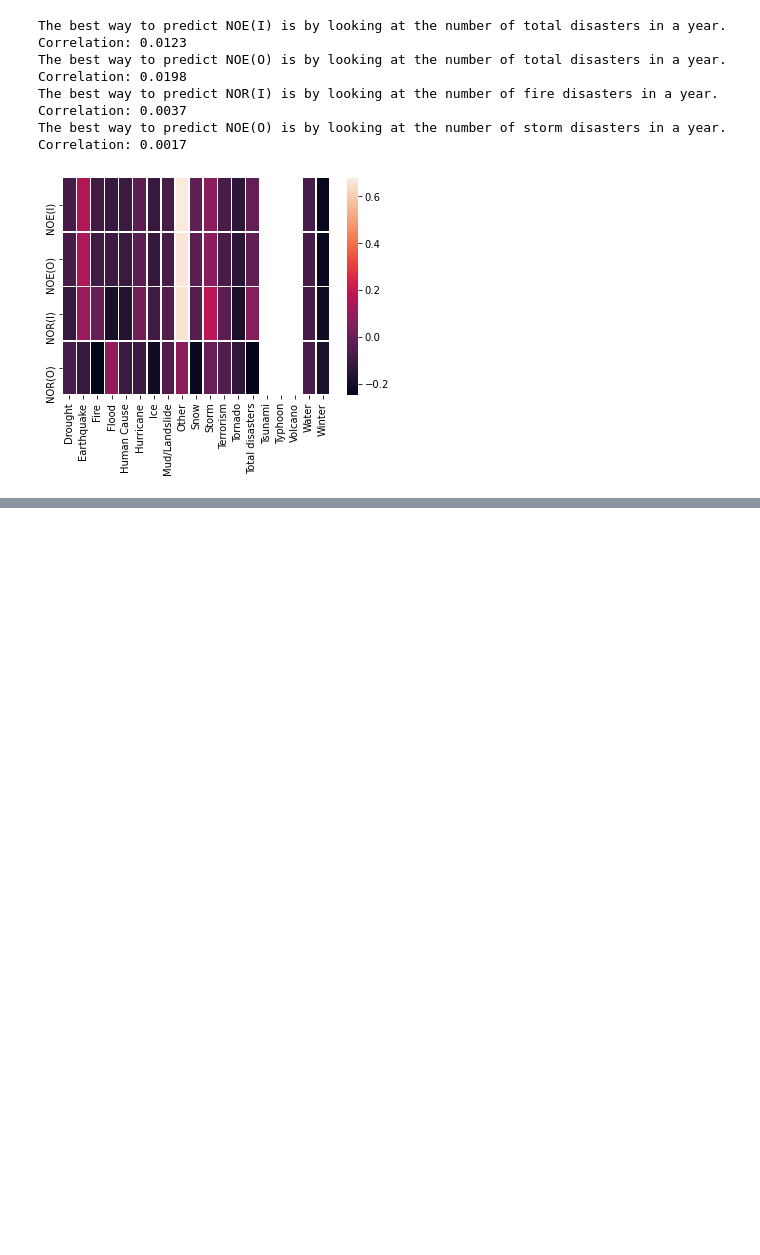
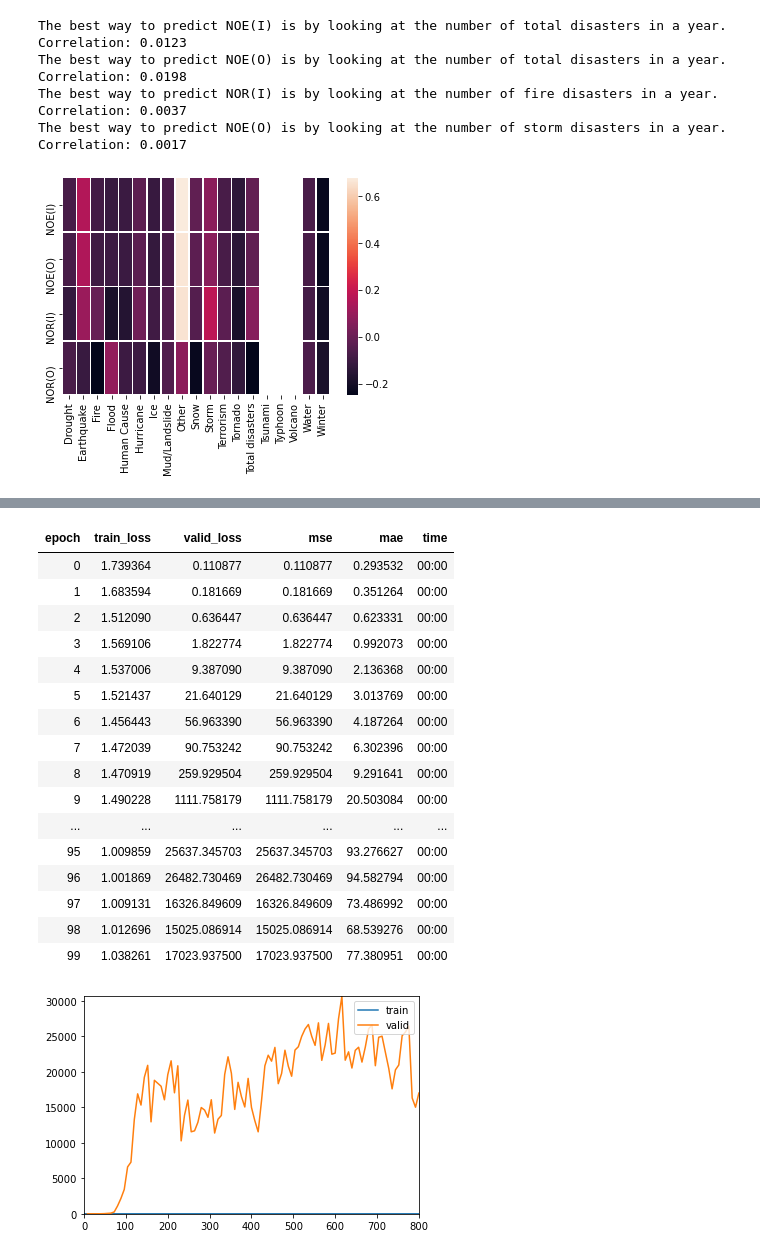
Before and after one commit to Suzanna-Neely-Yates/climate-displacement, a Jupyter notebook: code/notebook.ipynb, the cells around one changed output, grey strips where cells are left out. Saved outputs shown, nothing was run; the diff lists cells and outputs as text; code cells hidden in the pictures; blank space fills up the shorter version.

```diff
--- a/code/notebook.ipynb
+++ b/code/notebook.ipynb
@@ -938,0 +825,23 @@ plt.show()
+# %%
+# make neural network model
+learn = tabular_learner(dls, metrics=[mse,mae])
+learn.fit_one_cycle(100, cbs=ShowGraphCallback())
+# %% [output]
+| epoch | train_loss | valid_loss | mse | mae | time |
+| 0 | 1.739364 | 0.110877 | 0.110877 | 0.293532 | 00:00 |
+| 1 | 1.683594 | 0.181669 | 0.181669 | 0.351264 | 00:00 |
+| 2 | 1.512090 | 0.636447 | 0.636447 | 0.623331 | 00:00 |
+| 3 | 1.569106 | 1.822774 | 1.822774 | 0.992073 | 00:00 |
+| 4 | 1.537006 | 9.387090 | 9.387090 | 2.136368 | 00:00 |
+| 5 | 1.521437 | 21.640129 | 21.640129 | 3.013769 | 00:00 |
+| 6 | 1.456443 | 56.963390 | 56.963390 | 4.187264 | 00:00 |
+| 7 | 1.472039 | 90.753242 | 90.753242 | 6.302396 | 00:00 |
+| 8 | 1.470919 | 259.929504 | 259.929504 | 9.291641 | 00:00 |
+| 9 | 1.490228 | 1111.758179 | 1111.758179 | 20.503084 | 00:00 |
+| ... | ... | ... | ... | ... | ... |
+| 95 | 1.009859 | 25637.345703 | 25637.345703 | 93.276627 | 00:00 |
+| 96 | 1.001869 | 26482.730469 | 26482.730469 | 94.582794 | 00:00 |
+| 97 | 1.009131 | 16326.849609 | 16326.849609 | 73.486992 | 00:00 |
+| 98 | 1.012696 | 15025.086914 | 15025.086914 | 68.539276 | 00:00 |
+| 99 | 1.038261 | 17023.937500 | 17023.937500 | 77.380951 | 00:00 |
+[figure, added]
```
Also changed, not shown: parts of 42 cells of this notebook, 1 other file.
